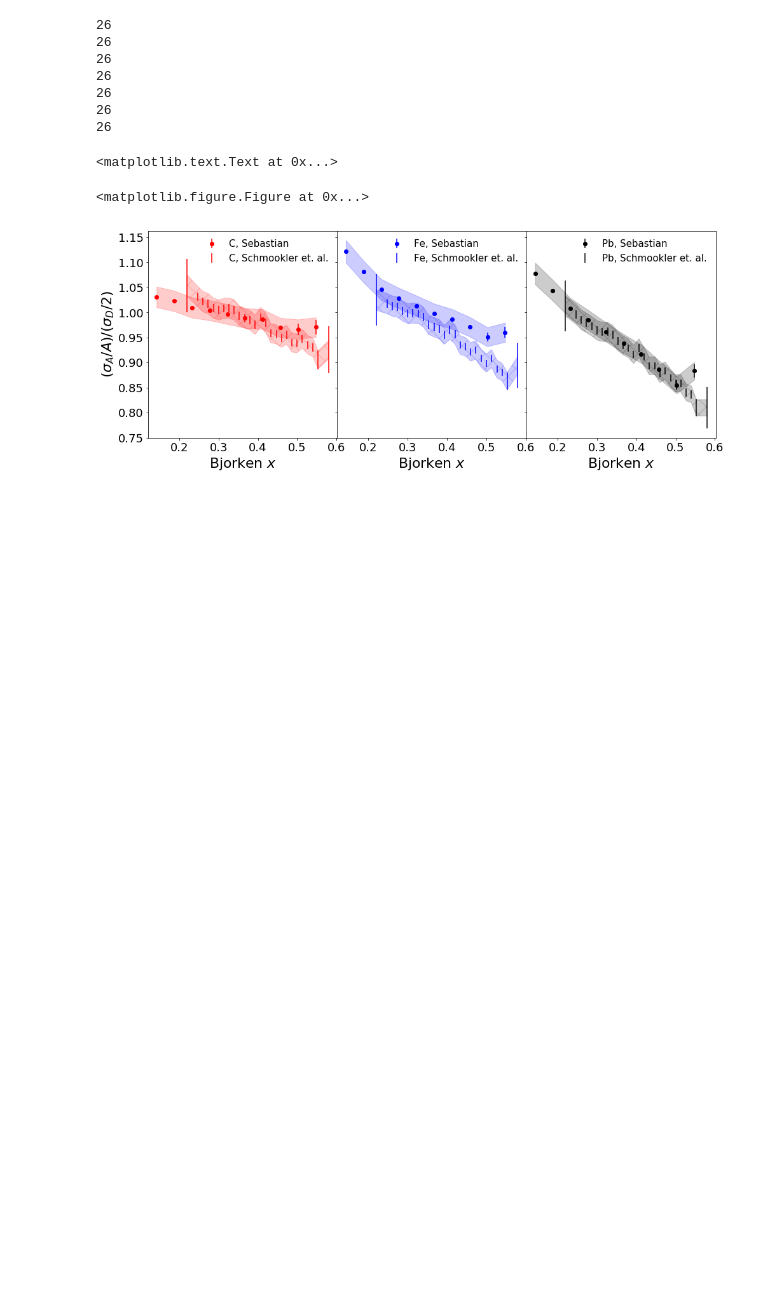
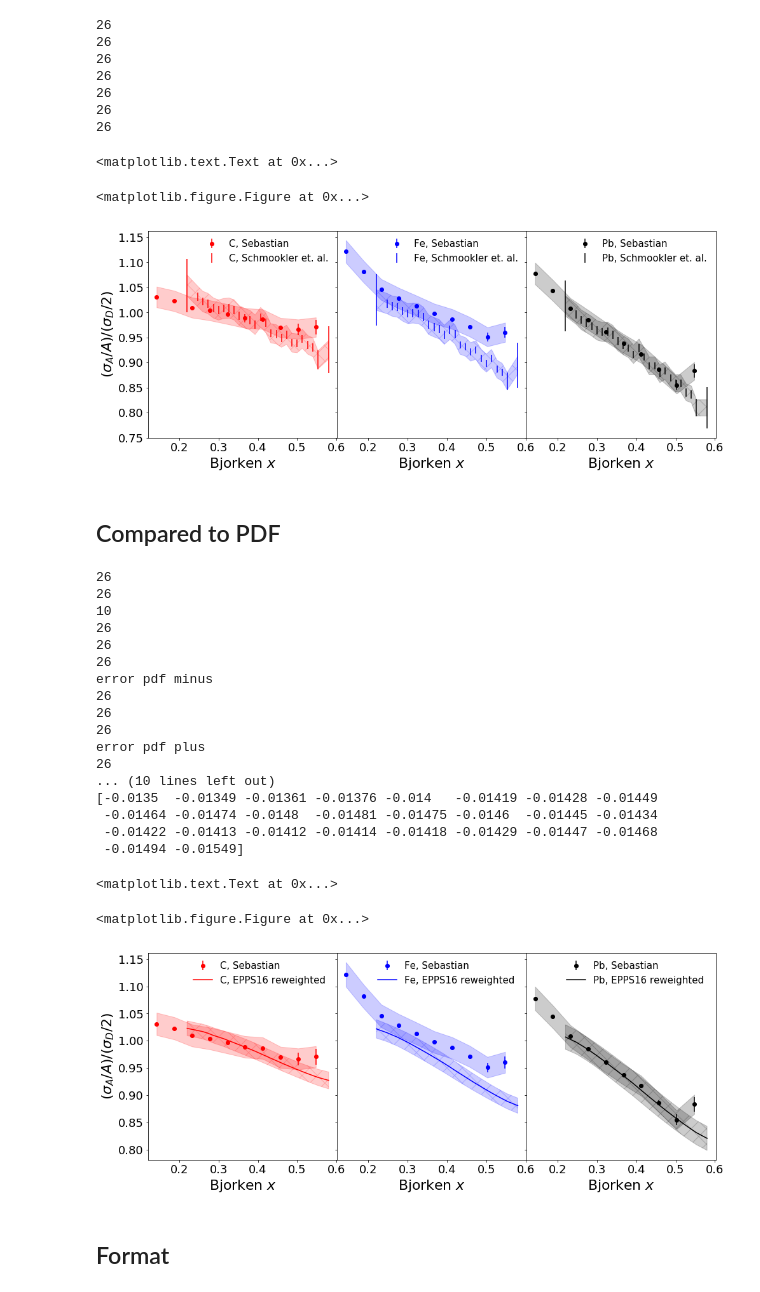
Before and after one commit to miguelignacio/eg2dihadron, a Jupyter notebook: EMC.ipynb, the cells around one changed output. Saved outputs shown, nothing was run; the diff lists cells and outputs as text; code cells hidden in the pictures; blank space fills up the shorter version.

```diff
--- a/EMC.ipynb
+++ b/EMC.ipynb
@@ -147,3 +191,80 @@ axs[0].yaxis.set_label_text('$(\sigma_{A}/A)/(\sigma_{D}/2)$',fontsize=22)
 <matplotlib.text.Text at 0x...>
 <matplotlib.figure.Figure at 0x...>
 [figure]
+# %% [markdown]
+## Compared to PDF
+# %%
+fig = plt.figure(figsize=(16,12))
+
+print len(x_data)
+print len(y_data['C'])
+
+print len(x)
+print len(pdf['C'])
+print len(pdf['Pb'])
+print len(pdf['Pb'])
+
+print 'error pdf minus'
+print len(errpdf_minus['C'])
+print len(errpdf_minus['Pb'])
+print len(errpdf_minus['Pb'])
+print 'error pdf plus'
+print len(errpdf_plus['C'])
+print len(errpdf_plus['Pb'])
+print len(errpdf_plus['Pb'])
+
+print len(erry_data['C'])
+print len(y_data['Fe'])
+print len(erry_data['Fe'])
+print len(y_data['Pb'])
+print len(erry_data['Pb'])
+
+print pdf['C']
+print errpdf_minus['C']
+
+fig, axs = plt.subplots(1, 3,sharex=True, sharey=True,figsize=(16,6),gridspec_kw={'hspace': 0, 'wspace':0})
+
+for i,target in enumerate(['C','Fe','Pb']):
+    pdf[target] = np.array(pdf[target])
+    errpdf_minus[target] = np.array(errpdf_minus[target])
+    errpdf_plus[target] = np.array(errpdf_plus[target])
+
+
+for i,target in enumerate(['C','Fe','Pb']):
+
+    axs[i].errorbar(x,y[target],yerr=erry[target],color=colors[target],fmt='o',label='%s, This work'%target)
+
+    axs[i].errorbar(x_data,pdf[target],color=colors[target],fmt='',ls='-',label='%s, EPPS16 reweighted '%target)
+    axs[i].fill_between(x_data,pdf[target]+errpdf_minus[target],pdf[target]+errpdf_plus[target],color=colors[target],alpha=0.2,hatch="X")
+
+
+    #axs[i].errorbar(x_data,y_data[target],yerr=erry_data[target],color=colors[target],fmt='-',ls='None',label='%s, Schmookler et. al.'%target)
+    axs[i].fill_between(x, 1.02*y[target],0.98*y[target],color=colors[target],alpha=0.2)
+    #axs[i].fill_between(x_data,np.multiply(y_data[target],1.02),np.multiply(y_data[target],0.98),color=colors[target],alpha=0.2,hatch="X")
+    axs[i].xaxis.set_label_text('Bjorken $x$',fontsize=22)
+    axs[i].legend(loc='best',ncol=1,frameon=False,fontsize=15)
+
+axs[0].yaxis.set_label_text('$(\sigma_{A}/A)/(\sigma_{D}/2)$',fontsize=22)
+# %% [output]
+26
+26
+10
+26
+26
+26
+error pdf minus
+26
+26
+26
+error pdf plus
+26
+... (10 lines left out)
+[-0.0135  -0.01349 -0.01361 -0.01376 -0.014   -0.01419 -0.01428 -0.01449
+ -0.01464 -0.01474 -0.0148  -0.01481 -0.01475 -0.0146  -0.01445 -0.01434
+ -0.01422 -0.01413 -0.01412 -0.01414 -0.01418 -0.01429 -0.01447 -0.01468
+ -0.01494 -0.01549]
+<matplotlib.text.Text at 0x...>
+<matplotlib.figure.Figure at 0x...>
+[figure, added]
+# %% [markdown]
+## Format
```
Also changed, not shown: parts of 3 cells of this notebook, 7 other files.
